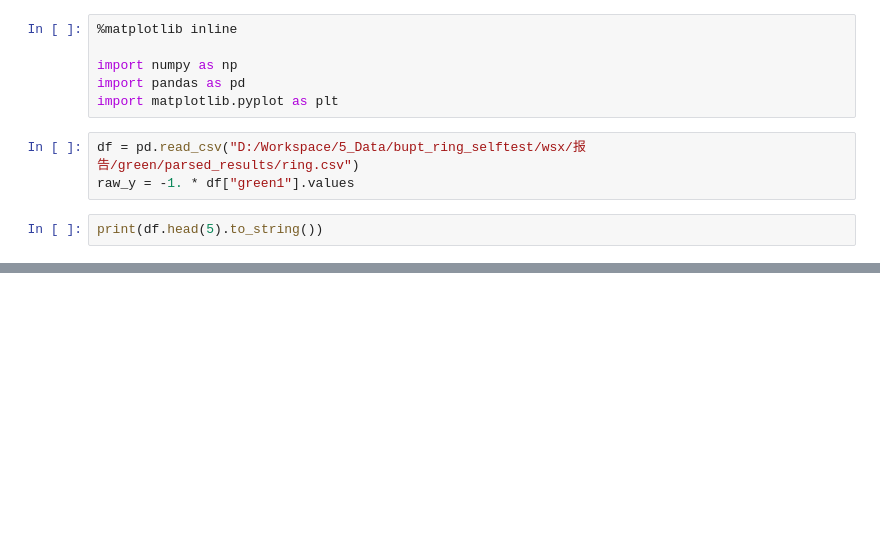
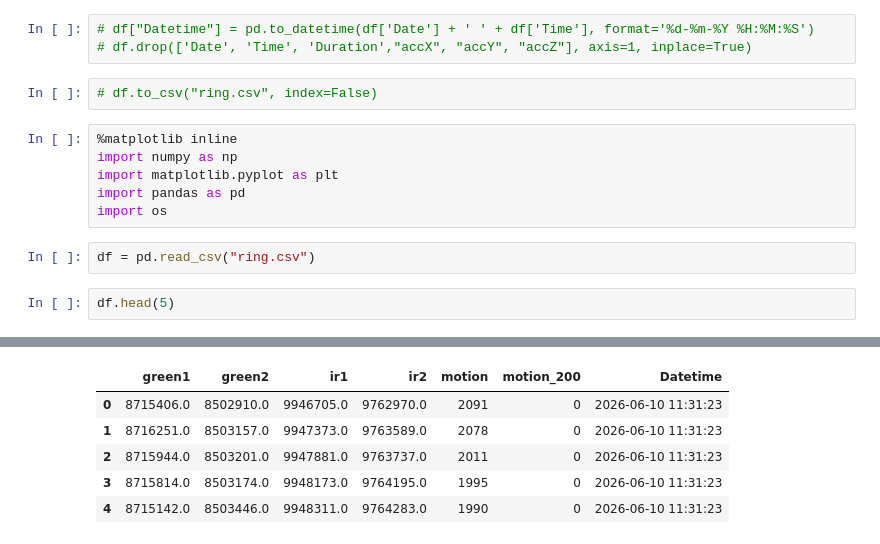
Before and after one commit to ShixinWang-proj/preprocess-AdaptiveViewer-asC, a Jupyter notebook: notebooks/step34_onepass.ipynb, the cells around one changed output, grey strips where cells are left out. Drawn from its saved outputs; the diff is of its cells as text; blank space fills up the shorter version.

```diff
--- a/notebooks/step34_onepass.ipynb
+++ b/notebooks/step34_onepass.ipynb
@@ -148,12 +57,16 @@ interactive(children=(FloatSlider(value=14.5, description='时间窗滑动:', la
+# %%
+# df["Datetime"] = pd.to_datetime(df['Date'] + ' ' + df['Time'], format='%d-%m-%Y %H:%M:%S')
+# df.drop(['Date', 'Time', 'Duration',"accX", "accY", "accZ"], axis=1, inplace=True)
+# %%
+# df.to_csv("ring.csv", index=False)
 # %%
 %matplotlib inline
-
 import numpy as np
+import matplotlib.pyplot as plt
 import pandas as pd
-import matplotlib.pyplot as plt
+import os
-# %%
-df = pd.read_csv("D:/Workspace/5_Data/bupt_ring_selftest/wsx/报告/green/parsed_results/ring.csv")
-raw_y = -1. * df["green1"].values
+# %%
+df = pd.read_csv("ring.csv")
 # %%
-print(df.head(5).to_string())
+df.head(5)
 # %% [output]
@@ -165,0 +73,6 @@ print(df.head(5).to_string())
+|  | green1 | green2 | ir1 | ir2 | motion | motion_200 | Datetime |
+| 0 | 8715406.0 | 8502910.0 | 9946705.0 | 9762970.0 | 2091 | 0 | 2026-06-10 11:31:23 |
+| 1 | 8716251.0 | 8503157.0 | 9947373.0 | 9763589.0 | 2078 | 0 | 2026-06-10 11:31:23 |
+| 2 | 8715944.0 | 8503201.0 | 9947881.0 | 9763737.0 | 2011 | 0 | 2026-06-10 11:31:23 |
+| 3 | 8715814.0 | 8503174.0 | 9948173.0 | 9764195.0 | 1995 | 0 | 2026-06-10 11:31:23 |
+| 4 | 8715142.0 | 8503446.0 | 9948311.0 | 9764283.0 | 1990 | 0 | 2026-06-10 11:31:23 |
```
Also changed, not shown: parts of 11 cells of this notebook, 4 other files.
